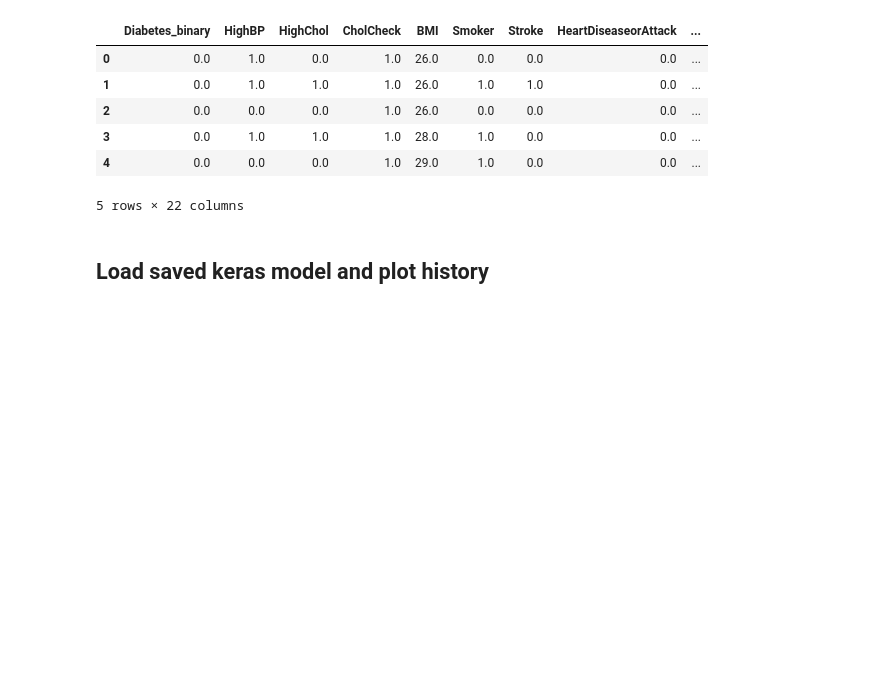
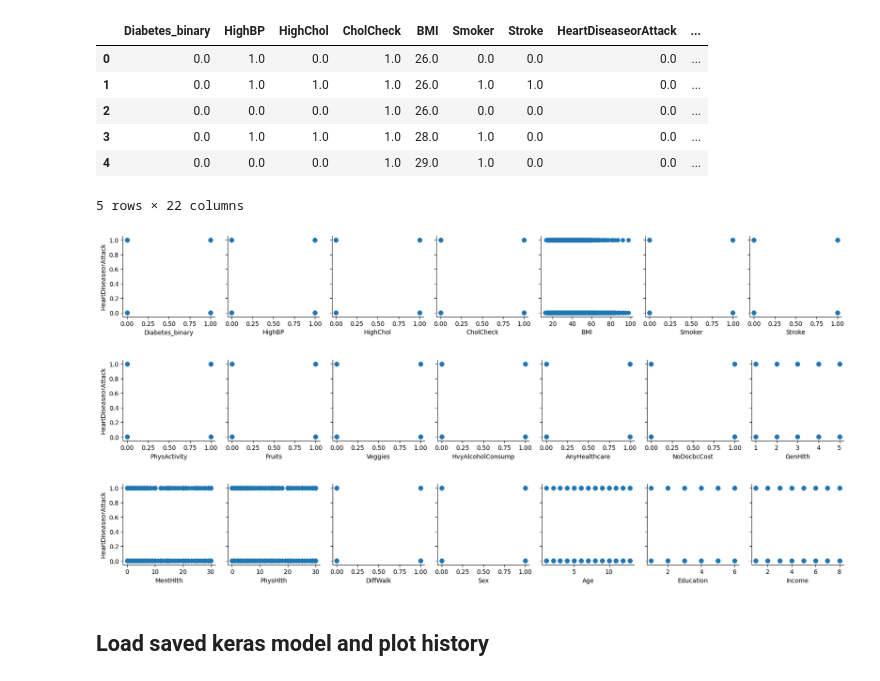
Before and after one commit to CassiaY/project-4-group-3, a Jupyter notebook: project_4_group_3_plt.ipynb, the cells around one changed output. Cells and saved outputs as stored; diff of their text form; code cells hidden in the pictures; blank space fills up the shorter version.

Commit message:
tried seaborn for scatter plots

```diff
--- a/project_4_group_3_plt.ipynb
+++ b/project_4_group_3_plt.ipynb
@@ -46,6 +47,39 @@ data_df.head()
 | 3 | 0.0 | 1.0 | 1.0 | 1.0 | 28.0 | 1.0 | 0.0 | 0.0 | ... |
 | 4 | 0.0 | 0.0 | 0.0 | 1.0 | 29.0 | 1.0 | 0.0 | 0.0 | ... |
 5 rows × 22 columns
+# %%
+FEATURES = ['Diabetes_binary',
+ 'HighBP',
+ 'HighChol',
+ 'CholCheck',
+ 'BMI',
+ 'Smoker',
+ 'Stroke',
+ 'PhysActivity',
+ 'Fruits',
+ 'Veggies',
+ 'HvyAlcoholConsump',
+ 'AnyHealthcare',
+ 'NoDocbcCost',
+ 'GenHlth',
+ 'MentHlth',
+ 'PhysHlth',
+ 'DiffWalk',
+ 'Sex',
+ 'Age',
+ 'Education',
+ 'Income']
+LABEL =  'HeartDiseaseorAttack'
+g = sns.PairGrid(data_df, x_vars=FEATURES[0:7], y_vars=LABEL)
+g.map(plt.scatter);
+g = sns.PairGrid(data_df, x_vars=FEATURES[7:14], y_vars=LABEL)
+g.map(plt.scatter);
+g = sns.PairGrid(data_df, x_vars=FEATURES[14:21], y_vars=LABEL)
+g.map(plt.scatter);
+# %% [output]
+[figure, added]
+[figure, added]
+[figure, added]
 # %%
 # Split our preprocessed data into our features and target arrays
 y = data_df['HeartDiseaseorAttack'].values
```
Also changed, not shown: parts of 7 cells of this notebook.
